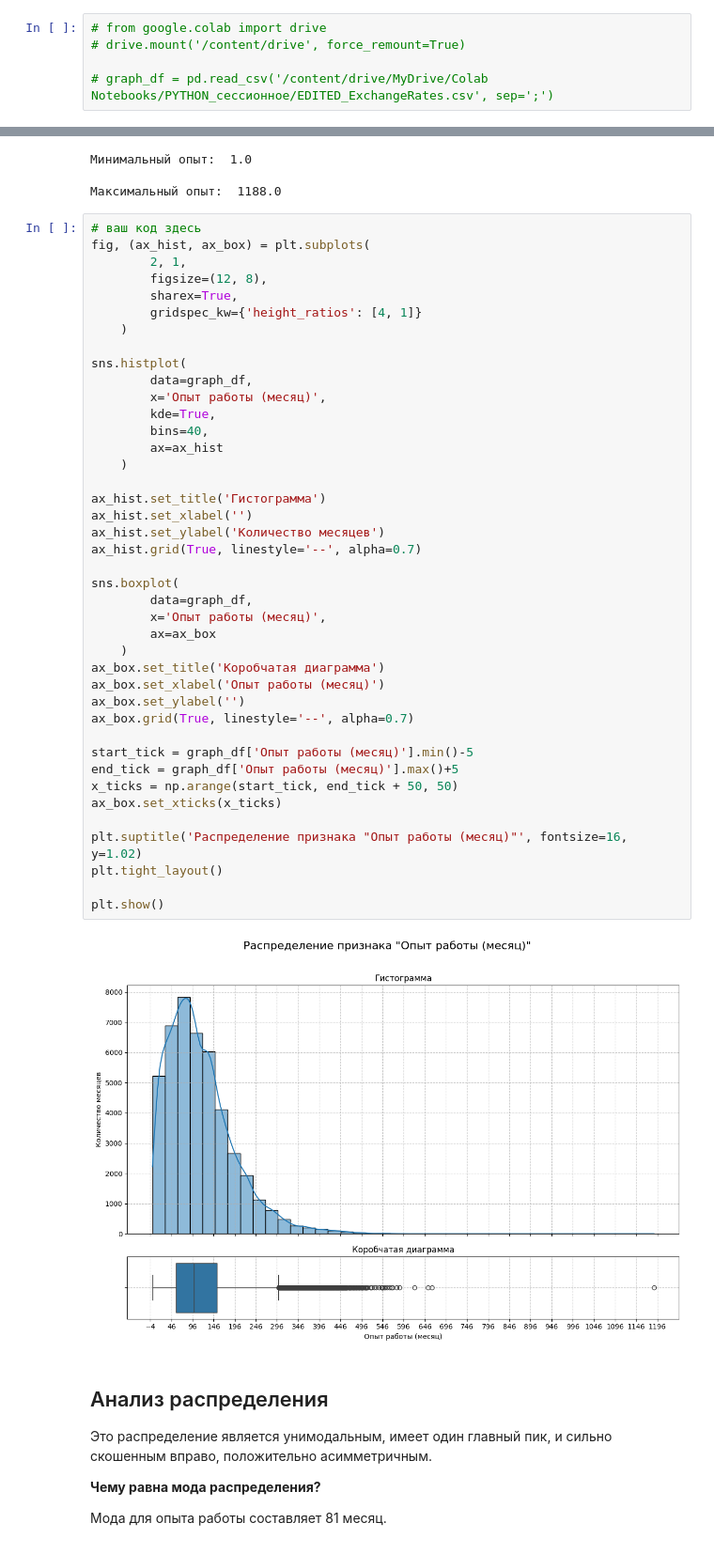
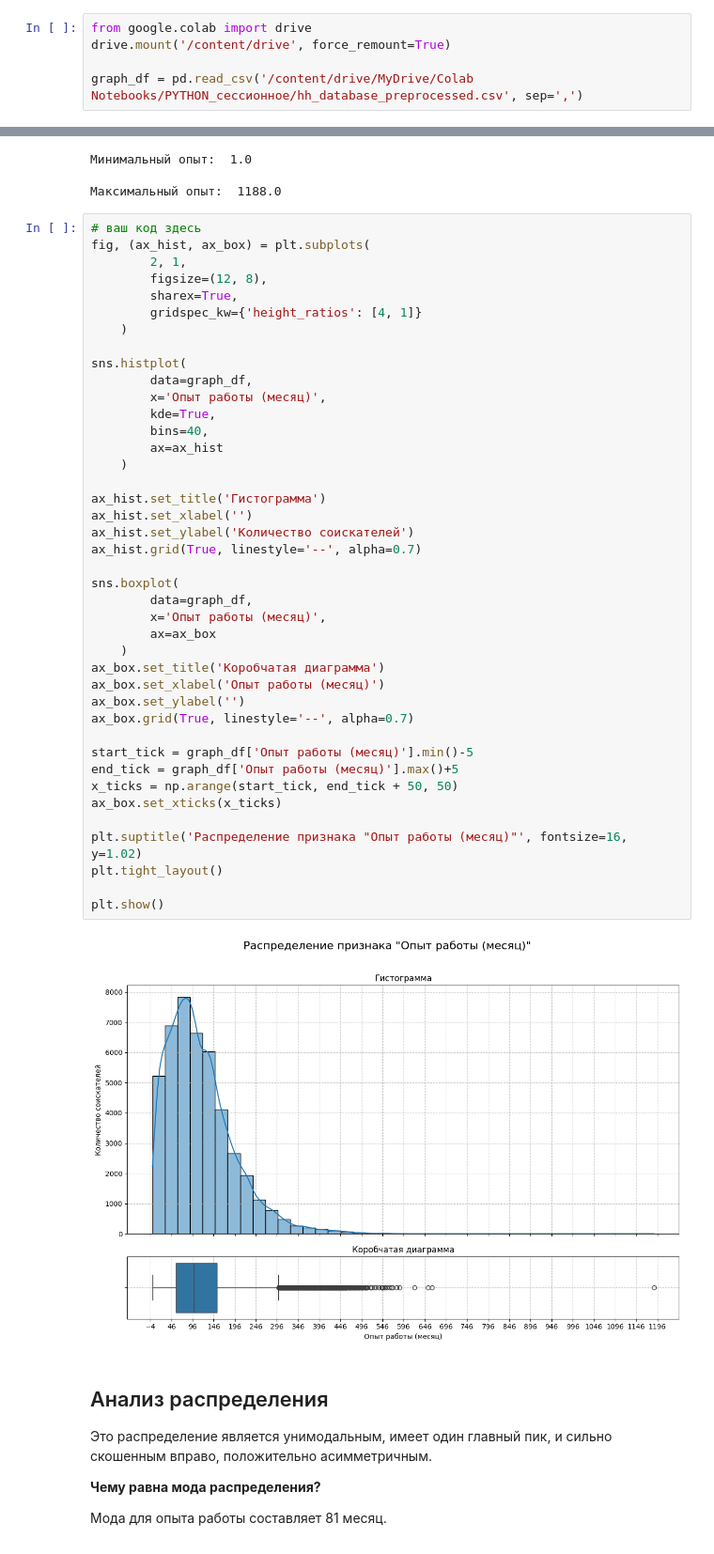
Before and after one commit to orenkant/MIFI, a Jupyter notebook: PYTHON_Сессионное_задание.ipynb, the cells around one changed output, grey strips where cells are left out. Shown at 94% size. Cells and saved outputs as stored; diff of their text form.

```diff
--- a/PYTHON_Сессионное_задание.ipynb
+++ b/PYTHON_Сессионное_задание.ipynb
@@ -473,5 +473,5 @@ graph_df=merged_left_df.copy()
 # %%
-# from google.colab import drive
-# drive.mount('/content/drive', force_remount=True)
+from google.colab import drive
+drive.mount('/content/drive', force_remount=True)
 
-# graph_df = pd.read_csv('/content/drive/MyDrive/Colab Notebooks/PYTHON_сессионное/EDITED_ExchangeRates.csv', sep=';')
+graph_df = pd.read_csv('/content/drive/MyDrive/Colab Notebooks/PYTHON_сессионное/hh_database_preprocessed.csv', sep=',')
@@ -601,35 +603,35 @@ sns.histplot(
         x='Опыт работы (месяц)',
         kde=True,
         bins=40,
         ax=ax_hist
     )
 
 ax_hist.set_title('Гистограмма')
 ax_hist.set_xlabel('')
-ax_hist.set_ylabel('Количество месяцев')
+ax_hist.set_ylabel('Количество соискателей')
 ax_hist.grid(True, linestyle='--', alpha=0.7)
 
 sns.boxplot(
         data=graph_df,
         x='Опыт работы (месяц)',
         ax=ax_box
     )
 ax_box.set_title('Коробчатая диаграмма')
 ax_box.set_xlabel('Опыт работы (месяц)')
 ax_box.set_ylabel('')
 ax_box.grid(True, linestyle='--', alpha=0.7)
 
 start_tick = graph_df['Опыт работы (месяц)'].min()-5
 end_tick = graph_df['Опыт работы (месяц)'].max()+5
 x_ticks = np.arange(start_tick, end_tick + 50, 50)
 ax_box.set_xticks(x_ticks)
 
 plt.suptitle('Распределение признака "Опыт работы (месяц)"', fontsize=16, y=1.02)
 plt.tight_layout()
 
 plt.show()
 # %% [output]
-[figure, old version]
+[figure, new version]
 # %% [markdown]
 ## Анализ распределения
 
```
Also changed, not shown: parts of 2 cells of this notebook.
